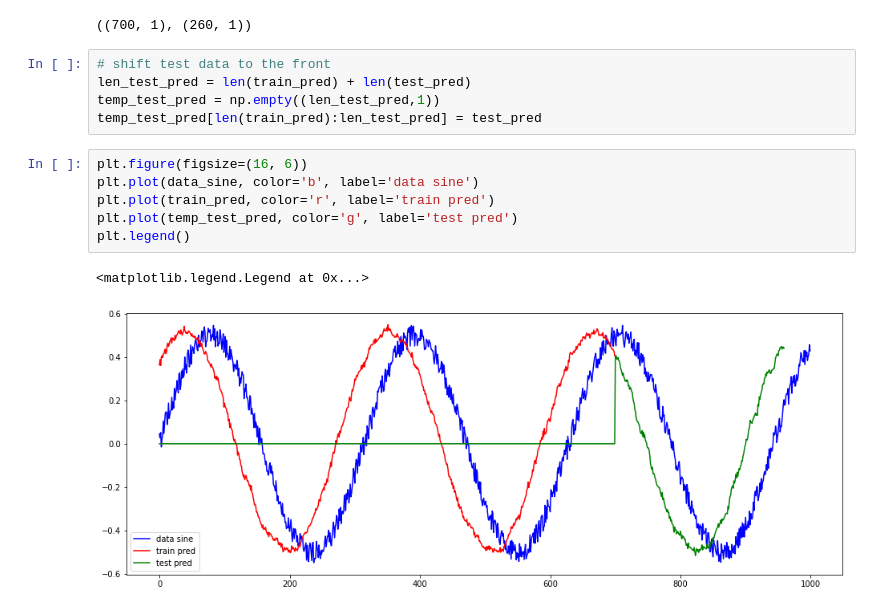
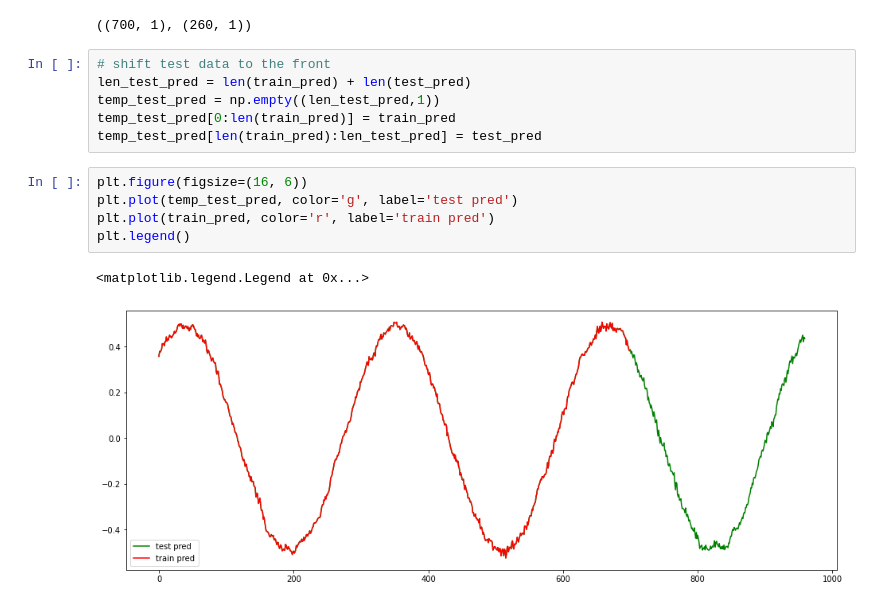
Before and after one commit to MaryamBoneh/DeepLearning-Course, a Jupyter notebook: RNN/Simple_RNN_Regressor.ipynb, the cells around one changed output. Saved outputs shown, nothing was run; the diff lists cells and outputs as text.

Commit message:
fix plot

```diff
--- a/RNN/Simple_RNN_Regressor.ipynb
+++ b/RNN/Simple_RNN_Regressor.ipynb
@@ -84,13 +84,13 @@ train_pred.shape, test_pred.shape
 # shift test data to the front
 len_test_pred = len(train_pred) + len(test_pred)
 temp_test_pred = np.empty((len_test_pred,1))
+temp_test_pred[0:len(train_pred)] = train_pred
 temp_test_pred[len(train_pred):len_test_pred] = test_pred
 # %%
 plt.figure(figsize=(16, 6))
-plt.plot(data_sine, color='b', label='data sine')
+plt.plot(temp_test_pred, color='g', label='test pred')
 plt.plot(train_pred, color='r', label='train pred')
-plt.plot(temp_test_pred, color='g', label='test pred')
 plt.legend()
 # %% [output]
 <matplotlib.legend.Legend at 0x...>
-[figure, old version]
+[figure, new version]
```
Also changed, not shown: parts of 4 cells of this notebook.
